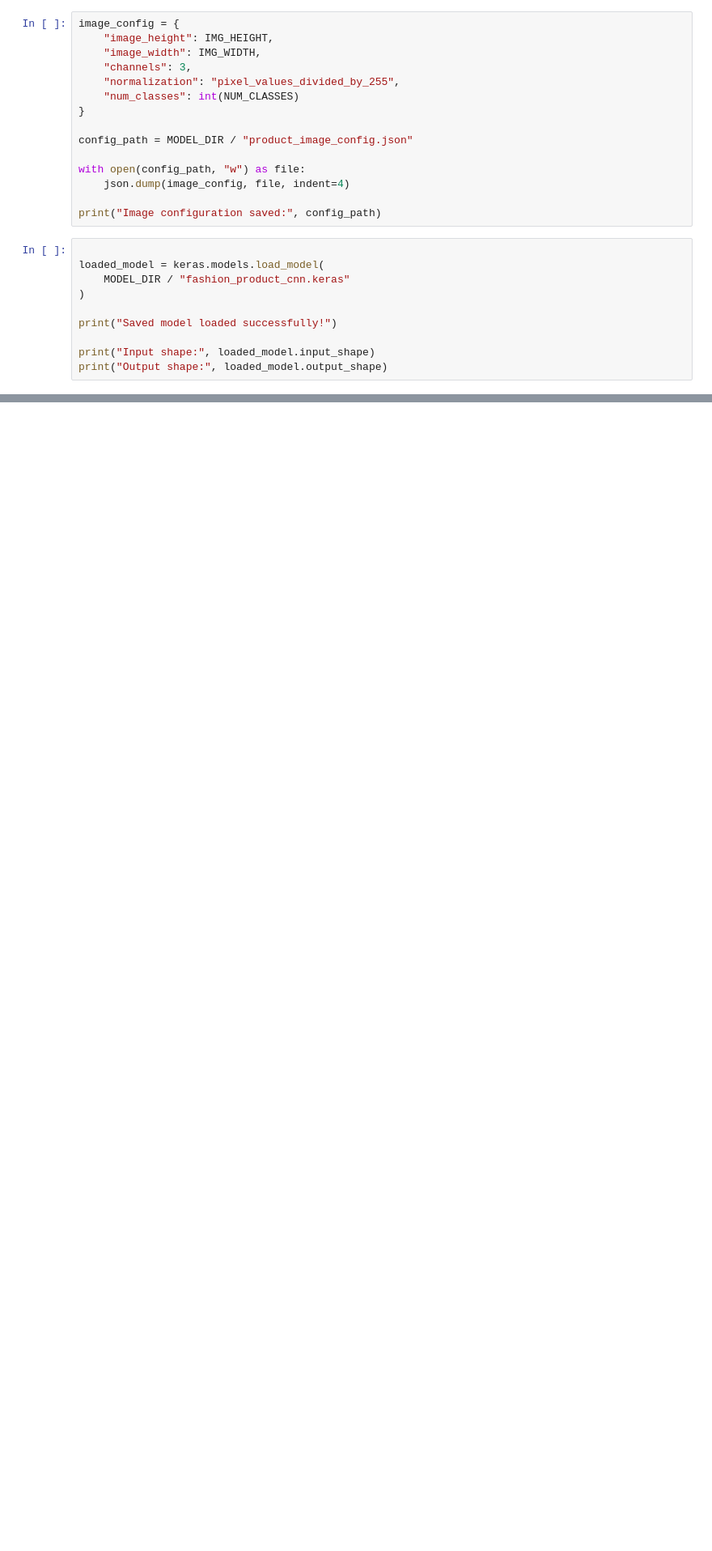
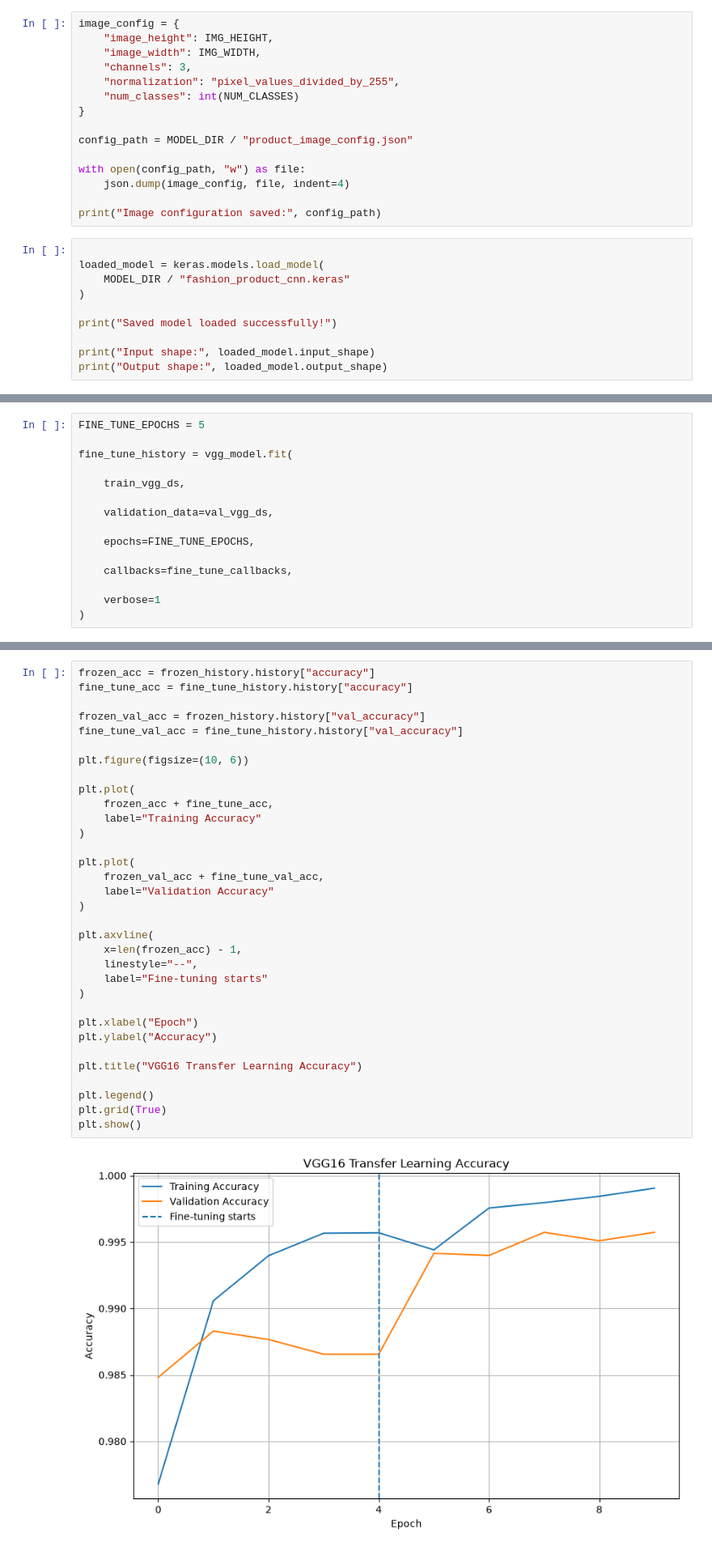
Before and after one commit to SChandra2003/RetailMind, a Jupyter notebook: notebooks/10_product_image_classifier.ipynb, the cells around one changed output, grey strips where cells are left out. Shown at 81% size. Saved outputs shown, nothing was run; the diff lists cells and outputs as text; blank space fills up the shorter version.

```diff
--- a/notebooks/10_product_image_classifier.ipynb
+++ b/notebooks/10_product_image_classifier.ipynb
@@ -692,0 +1188,15 @@ print("Output shape:", loaded_model.output_shape)
+# %%
+FINE_TUNE_EPOCHS = 5
+
+fine_tune_history = vgg_model.fit(
+
+    train_vgg_ds,
+
+    validation_data=val_vgg_ds,
+
+    epochs=FINE_TUNE_EPOCHS,
+
+    callbacks=fine_tune_callbacks,
+
+    verbose=1
+)
@@ -692,0 +1221,35 @@ print("Output shape:", loaded_model.output_shape)
+# %%
+frozen_acc = frozen_history.history["accuracy"]
+fine_tune_acc = fine_tune_history.history["accuracy"]
+
+frozen_val_acc = frozen_history.history["val_accuracy"]
+fine_tune_val_acc = fine_tune_history.history["val_accuracy"]
+
+plt.figure(figsize=(10, 6))
+
+plt.plot(
+    frozen_acc + fine_tune_acc,
+    label="Training Accuracy"
+)
+
+plt.plot(
+    frozen_val_acc + fine_tune_val_acc,
+    label="Validation Accuracy"
+)
+
+plt.axvline(
+    x=len(frozen_acc) - 1,
+    linestyle="--",
+    label="Fine-tuning starts"
+)
+
+plt.xlabel("Epoch")
+plt.ylabel("Accuracy")
+
+plt.title("VGG16 Transfer Learning Accuracy")
+
+plt.legend()
+plt.grid(True)
+plt.show()
+# %% [output]
+[figure, added]
```
Also changed, not shown: parts of 58 cells of this notebook, 14 other files.
